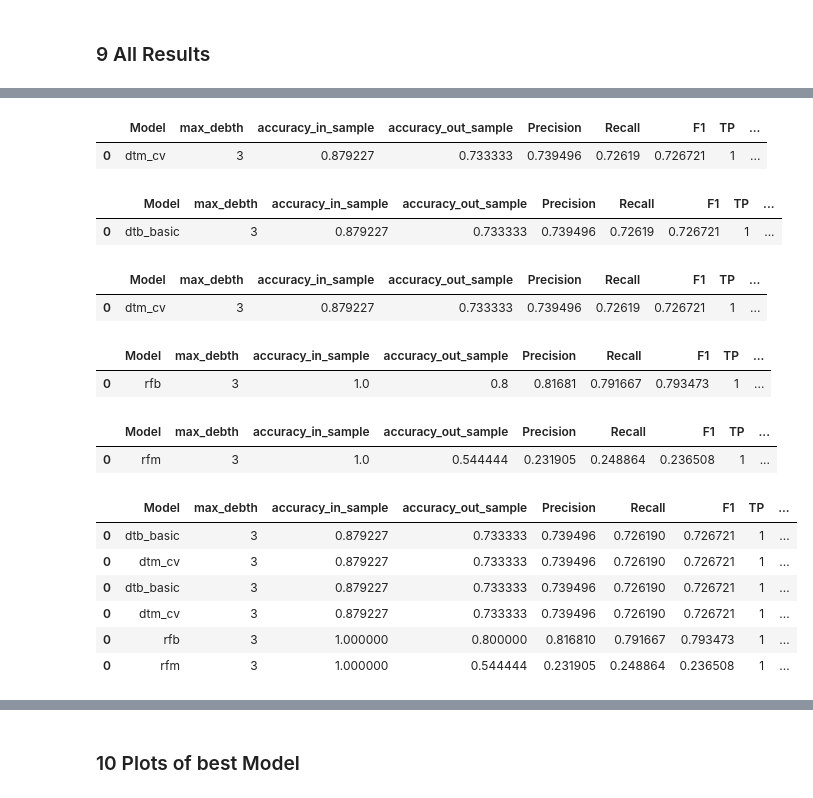
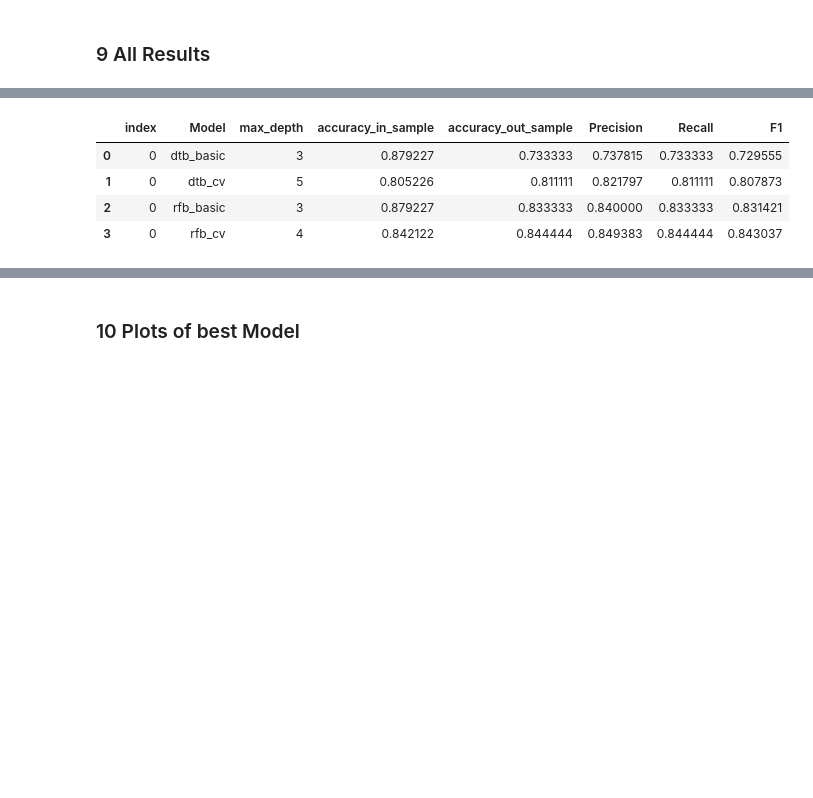
Before and after one commit to Liomat97/Machine-Learning, a Jupyter notebook: Test.ipynb, the cells around one changed output, grey strips where cells are left out. Drawn from its saved outputs; the diff is of its cells as text; code cells hidden in the pictures; blank space fills up the shorter version.

```diff
--- a/Test.ipynb
+++ b/Test.ipynb
@@ -944,8 +891,8 @@ from sklearn import metrics
 # %%
 from sklearn.metrics import classification_report, accuracy_score
 
-y_predict = rfm.predict(x_multi_test)
-rfm_report = classification_report(y_multi_test, y_predict, output_dict=True, digits=3)
+y_predict = rfm_basic.predict(x_multi_test)
+rfm_basic_report = classification_report(y_multi_test, y_predict, output_dict=True, digits=3)
 print(classification_report(y_multi_test, y_predict, digits=3))
 # %% [output]
               precision    recall  f1-score   support
@@ -1000,0 +915,14 @@ plt.show()
+# %%
+model = 'rfm_basic'
+max_depth = 3
+accuracy_in_sample = rfm_basic.score(x_multi_train, y_multi_train)
+accuracy_out_sample = rfm_basic.score(x_multi_test, y_multi_test)
+Precision = rfm_basic_report['weighted avg']['precision']
+Recall = rfm_basic_report['weighted avg']['recall']
+F1 = rfm_basic_report['weighted avg']['f1-score']
+
+#Append the Results from the Loop to the existing Dataframe:
+rfm_basic_temp = [(model, max_depth, accuracy_in_sample, accuracy_out_sample, Precision, Recall, F1)]
+rfm_basic_results= pd.DataFrame(rfm_basic_temp)
+rfm_basic_results.rename(columns= {0:'Model', 1:'max_depth', 2:'accuracy_in_sample', 3:'accuracy_out_sample', 4:'Precision', 5:'Recall', 6:'F1'}, inplace = True)
+rfm_basic_results
@@ -1000,0 +971,4 @@ plt.show()
+# %%
+y_predict = rfm_cv.predict(x_multi_test)
+rfm_cv_report = classification_report(y_multi_test, y_predict, output_dict=True, digits=3)
+print(classification_report(y_multi_test, y_predict, digits=3))
@@ -1044,44 +1026,20 @@ dtb_basic_results
-# %%
-dtm_cv_results
-# %% [output]
-|  | Model | max_debth | accuracy_in_sample | accuracy_out_sample | Precision | Recall | F1 | TP | ... |
-| 0 | dtm_cv | 3 | 0.879227 | 0.733333 | 0.739496 | 0.72619 | 0.726721 | 1 | ... |
-# %%
-dtb_basic_results
-# %% [output]
-|  | Model | max_debth | accuracy_in_sample | accuracy_out_sample | Precision | Recall | F1 | TP | ... |
-| 0 | dtb_basic | 3 | 0.879227 | 0.733333 | 0.739496 | 0.72619 | 0.726721 | 1 | ... |
-# %%
-dtm_cv_results
-# %% [output]
-|  | Model | max_debth | accuracy_in_sample | accuracy_out_sample | Precision | Recall | F1 | TP | ... |
-| 0 | dtm_cv | 3 | 0.879227 | 0.733333 | 0.739496 | 0.72619 | 0.726721 | 1 | ... |
-# %%
-rfb_results
-# %% [output]
-|  | Model | max_debth | accuracy_in_sample | accuracy_out_sample | Precision | Recall | F1 | TP | ... |
-| 0 | rfb | 3 | 1.0 | 0.8 | 0.81681 | 0.791667 | 0.793473 | 1 | ... |
-# %%
-rfm_results
-# %% [output]
-|  | Model | max_debth | accuracy_in_sample | accuracy_out_sample | Precision | Recall | F1 | TP | ... |
-| 0 | rfm | 3 | 1.0 | 0.544444 | 0.231905 | 0.248864 | 0.236508 | 1 | ... |
 # %%
-Results = pd.DataFrame()
-Results = Results.append(dtb_basic_results)
-Results = Results.append(dtm_cv_results)
-Results = Results.append(dtb_basic_results)
-Results = Results.append(dtm_cv_results)
-Results = Results.append(rfb_results)
-Results = Results.append(rfm_results)
-#Results.rename(columns= {0:'Model', 1:'max_debth', 2:'accuracy_in_sample', 3:'accuracy_out_sample', 4:'Precision', 5:'Recall', 6:'F1', 7:'TP', 8:'TN', 9:'FP', 10:'FN' }, inplace = True)
+Results_binary = pd.DataFrame()
+Results_binary = Results_binary.append(dtb_basic_results)
+Results_binary = Results_binary.append(dtb_cv_results)
+Results_binary = Results_binary.append(rfb_basic_results)
+Results_binary = Results_binary.append(rfb_cv_results)
+
+Results_multi  = pd.DataFrame()
+Results_multi = Results_multi.append(dtm_basic_results)
+Results_multi = Results_multi.append(dtm_cv_results)
+Results_multi = Results_multi.append(rfm_basic_results)
+Results_multi = Results_multi.append(rfm_cv_results)
 #Results.to_excel('Results.xlsx')
-Results
+Results_binary.reset_index()
 # %% [output]
-|  | Model | max_debth | accuracy_in_sample | accuracy_out_sample | Precision | Recall | F1 | TP | ... |
-| 0 | dtb_basic | 3 | 0.879227 | 0.733333 | 0.739496 | 0.726190 | 0.726721 | 1 | ... |
-| 0 | dtm_cv | 3 | 0.879227 | 0.733333 | 0.739496 | 0.726190 | 0.726721 | 1 | ... |
-| 0 | dtb_basic | 3 | 0.879227 | 0.733333 | 0.739496 | 0.726190 | 0.726721 | 1 | ... |
-| 0 | dtm_cv | 3 | 0.879227 | 0.733333 | 0.739496 | 0.726190 | 0.726721 | 1 | ... |
-| 0 | rfb | 3 | 1.000000 | 0.800000 | 0.816810 | 0.791667 | 0.793473 | 1 | ... |
-| 0 | rfm | 3 | 1.000000 | 0.544444 | 0.231905 | 0.248864 | 0.236508 | 1 | ... |
+|  | index | Model | max_depth | accuracy_in_sample | accuracy_out_sample | Precision | Recall | F1 |
+| 0 | 0 | dtb_basic | 3 | 0.879227 | 0.733333 | 0.737815 | 0.733333 | 0.729555 |
+| 1 | 0 | dtb_cv | 5 | 0.805226 | 0.811111 | 0.821797 | 0.811111 | 0.807873 |
+| 2 | 0 | rfb_basic | 3 | 0.879227 | 0.833333 | 0.840000 | 0.833333 | 0.831421 |
+| 3 | 0 | rfb_cv | 4 | 0.842122 | 0.844444 | 0.849383 | 0.844444 | 0.843037 |
```
Also changed, not shown: parts of 66 cells of this notebook.
